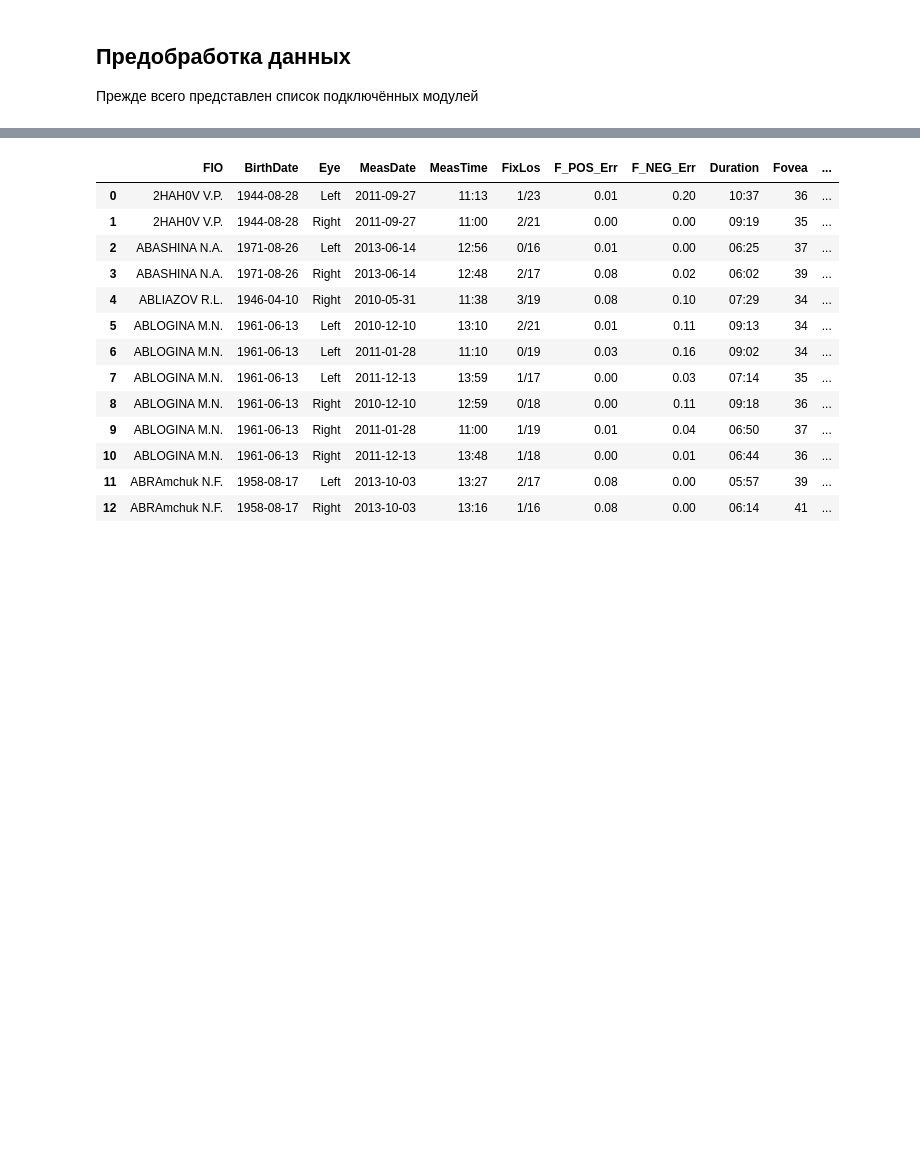
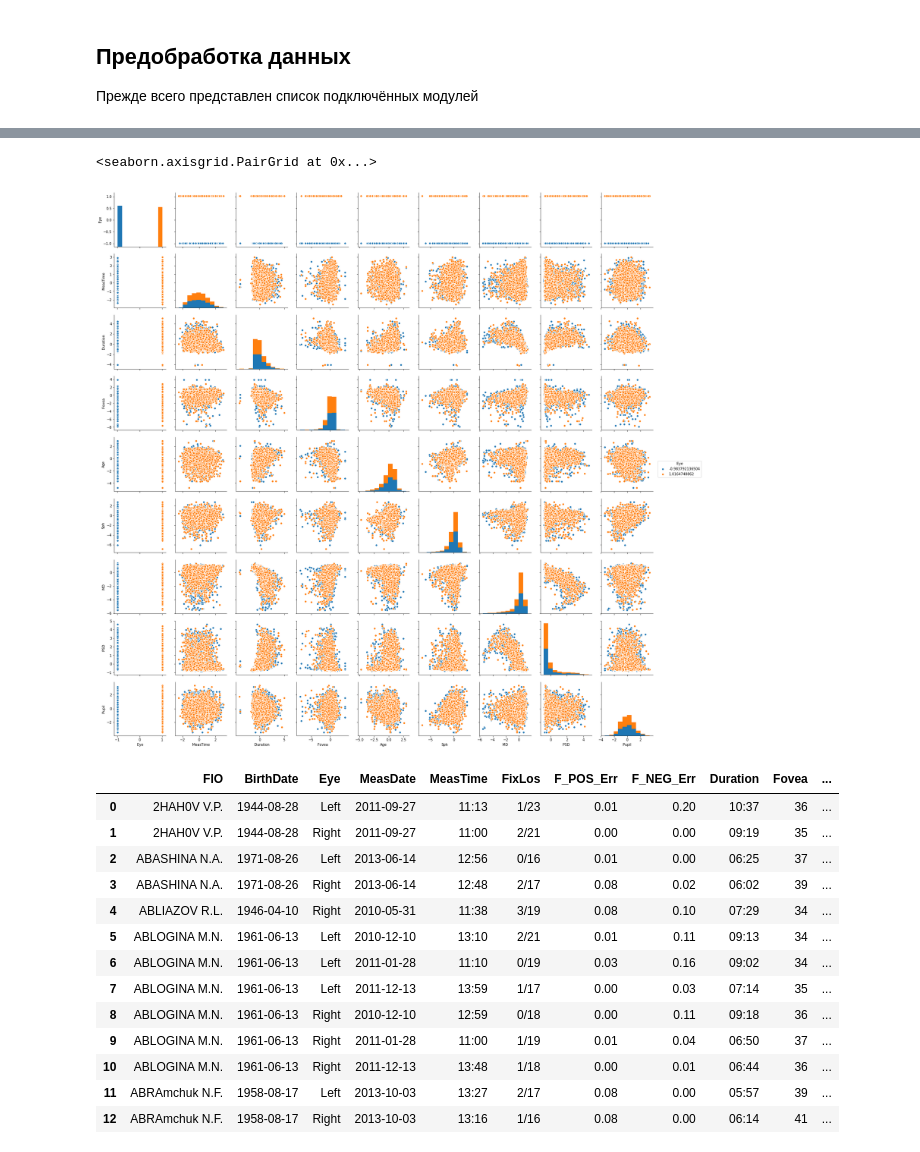
Before and after one commit to inspirenata/Glaucoma, a Jupyter notebook: Script 1.0.ipynb, the cells around one changed output, grey strips where cells are left out. Saved outputs shown, nothing was run; the diff lists cells and outputs as text; code cells hidden in the pictures; blank space fills up the shorter version.

Commit message:
Data preprocessing: standardized, first feture selection

```diff
--- a/Script 1.0.ipynb
+++ b/Script 1.0.ipynb
@@ -50,0 +53,28 @@ pd.set_option('display.width', 256)
+# %%
+
+# transform datetime to seconds function
+def time2sec(data):
+    # data should be a column like 'mm:ss' (initial_data['Duration'])
+    p = pd.DatetimeIndex(pd.to_datetime(data))
+    return p.hour * 60 + p.minute
+
+# load the initial set
+initial_data = pd.read_excel('all_best_perimetry.xls')
+
+# drop irrelevant data from the set
+list_to_drop = ['FIO', 'Test', 'BirthDate', 'ID', 'MeasDate', 'F_POS_Err', 'F_NEG_Err', 'FixLos']
+initial_data = initial_data.drop(list_to_drop, axis=1)
+
+# transform datetime to seconds function
+initial_data['MeasTime'] = time2sec(initial_data['MeasTime'])
+initial_data['Duration'] = time2sec(initial_data['Duration'])
+
+# replace 'Eye' data with {'Left': 1, 'Right': 0}
+initial_data['Eye'] = pd.get_dummies(initial_data['Eye'])
+
+# drop NaNs
+initial_data = initial_data.apply(pd.to_numeric, errors='coerce', axis=1)
+initial_data = initial_data.dropna(how='any')
+
+# standardize the data
+norm_data = pd.DataFrame(preprocessing.scale(initial_data), columns=initial_data.columns)
@@ -51,3 +94,8 @@ pd.set_option('display.width', 256)
+# %%
+sns.pairplot(norm_data, hue='Eye')
+# %% [output]
+<seaborn.axisgrid.PairGrid at 0x...>
+[figure, added]
 # %%
 initial_data = pd.read_excel('all_best_perimetry.xls')
 
```
Also changed, not shown: parts of 3 cells of this notebook, 3 other files.
